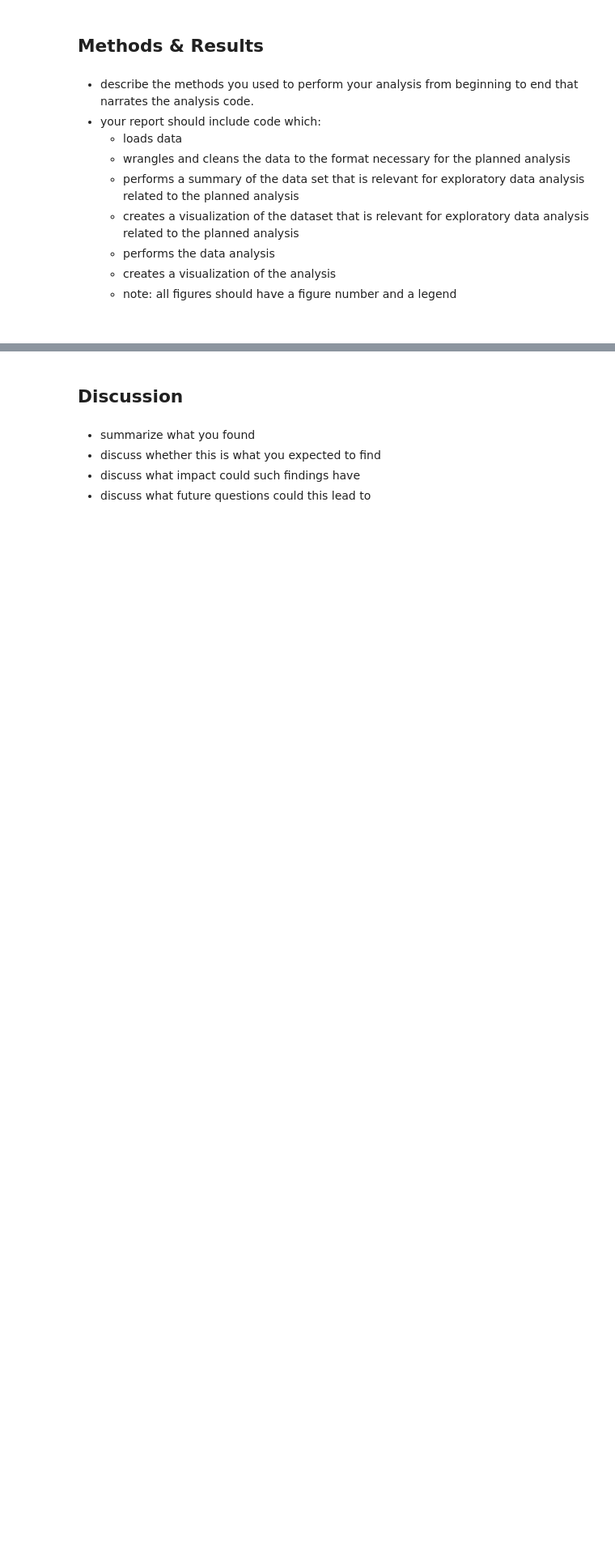
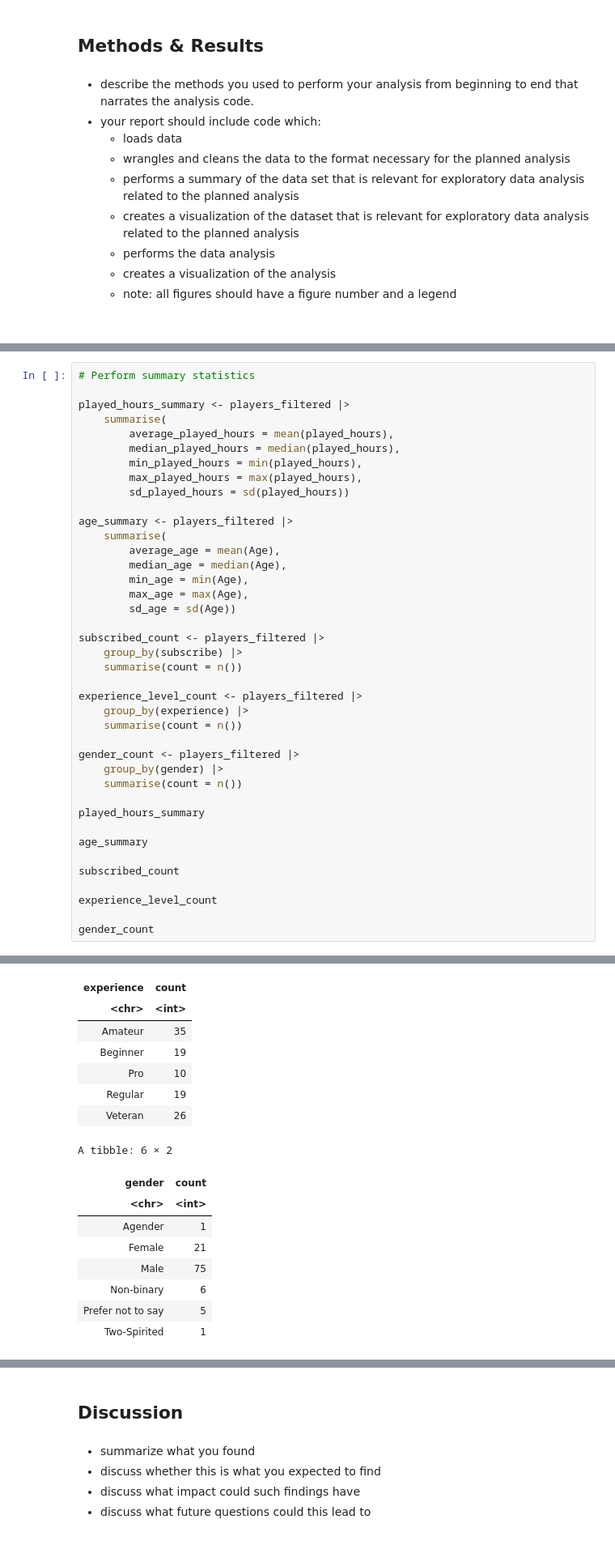
Before and after one commit to wandereryiu/dsci-100-2025W1-group-38, a Jupyter notebook: dsci_100_project_report_group_38.ipynb, the cells around one changed output, grey strips where cells are left out. Shown at 81% size. Cells and saved outputs as stored; diff of their text form; blank space fills up the shorter version.

```diff
--- a/dsci_100_project_report_group_38.ipynb
+++ b/dsci_100_project_report_group_38.ipynb
@@ -50,0 +93,41 @@ A classification model applying the k-nearest neighbours (kNN) will be used toi
+# %%
+# Perform summary statistics
+
+played_hours_summary <- players_filtered |>
+    summarise(
+        average_played_hours = mean(played_hours),
+        median_played_hours = median(played_hours),
+        min_played_hours = min(played_hours),
+        max_played_hours = max(played_hours),
+        sd_played_hours = sd(played_hours))
+
+age_summary <- players_filtered |>
+    summarise(
+        average_age = mean(Age),
+        median_age = median(Age),
+        min_age = min(Age),
+        max_age = max(Age),
+        sd_age = sd(Age))
+
+subscribed_count <- players_filtered |>
+    group_by(subscribe) |>
+    summarise(count = n())
+
+experience_level_count <- players_filtered |>
+    group_by(experience) |>
+    summarise(count = n())
+
+gender_count <- players_filtered |>
+    group_by(gender) |>
+    summarise(count = n())
+
+played_hours_summary
+
+age_summary
+
+subscribed_count
+
+experience_level_count
+
+gender_count
+# %% [output]
@@ -50,0 +148,16 @@ A classification model applying the k-nearest neighbours (kNN) will be used toi
+| experience | count |
+| <chr> | <int> |
+| Amateur | 35 |
+| Beginner | 19 |
+| Pro | 10 |
+| Regular | 19 |
+| Veteran | 26 |
+A tibble: 6 × 2
+| gender | count |
+| <chr> | <int> |
+| Agender | 1 |
+| Female | 21 |
+| Male | 75 |
+| Non-binary | 6 |
+| Prefer not to say | 5 |
+| Two-Spirited | 1 |
```
Also changed, not shown: parts of 11 cells of this notebook.
